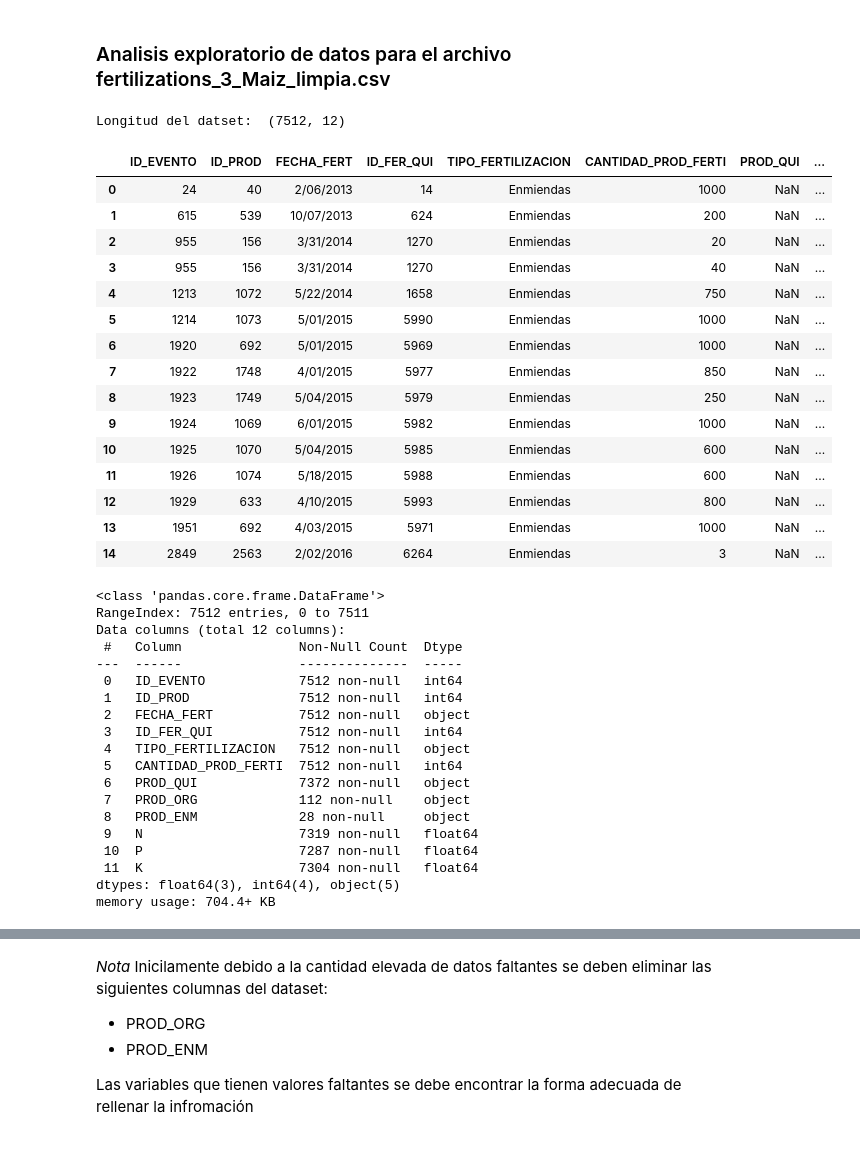
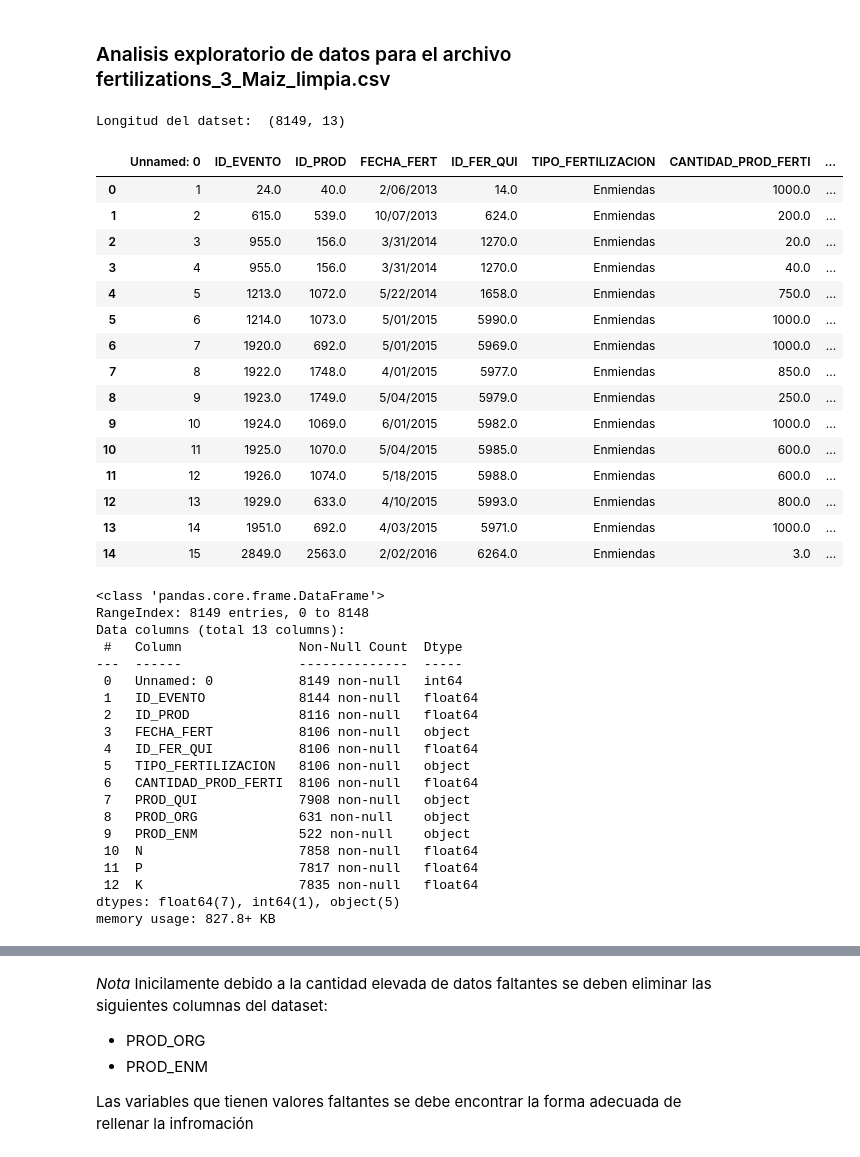
Before and after one commit to GermanMoran/TesisMaestria, a Jupyter notebook: codigos/EDA_FERTILIZATIONS.ipynb, the cells around one changed output, grey strips where cells are left out. Drawn from its saved outputs; the diff is of its cells as text; code cells hidden in the pictures.

```diff
--- a/codigos/EDA_FERTILIZATIONS.ipynb
+++ b/codigos/EDA_FERTILIZATIONS.ipynb
@@ -6,50 +6,52 @@ import pandas as pd
 # %%
 
 # lectura del archivo
-fertilizations = pd.read_csv("../Datos/Fertilizations_3_Maiz_limpia.csv",sep=',',on_bad_lines='skip')
+#fertilizations = pd.read_csv("../Datos/Fertilizations_3_Maiz_limpia.csv",sep=',', error_bad_lines=False)
+fertilizations = pd.read_csv("../Datos/fertilizaciones.csv",sep=',')
 print("Longitud del datset: ",fertilizations.shape)
 fertilizations.head(15)
 # %% [output]
-Longitud del datset:  (7512, 12)
+Longitud del datset:  (8149, 13)
-|  | ID_EVENTO | ID_PROD | FECHA_FERT | ID_FER_QUI | TIPO_FERTILIZACION | CANTIDAD_PROD_FERTI | PROD_QUI | ... |
-| 0 | 24 | 40 | 2/06/2013 | 14 | Enmiendas | 1000 | NaN | ... |
-| 1 | 615 | 539 | 10/07/2013 | 624 | Enmiendas | 200 | NaN | ... |
-| 2 | 955 | 156 | 3/31/2014 | 1270 | Enmiendas | 20 | NaN | ... |
-| 3 | 955 | 156 | 3/31/2014 | 1270 | Enmiendas | 40 | NaN | ... |
-| 4 | 1213 | 1072 | 5/22/2014 | 1658 | Enmiendas | 750 | NaN | ... |
-| 5 | 1214 | 1073 | 5/01/2015 | 5990 | Enmiendas | 1000 | NaN | ... |
-| 6 | 1920 | 692 | 5/01/2015 | 5969 | Enmiendas | 1000 | NaN | ... |
-| 7 | 1922 | 1748 | 4/01/2015 | 5977 | Enmiendas | 850 | NaN | ... |
-| 8 | 1923 | 1749 | 5/04/2015 | 5979 | Enmiendas | 250 | NaN | ... |
-| 9 | 1924 | 1069 | 6/01/2015 | 5982 | Enmiendas | 1000 | NaN | ... |
-| 10 | 1925 | 1070 | 5/04/2015 | 5985 | Enmiendas | 600 | NaN | ... |
-| 11 | 1926 | 1074 | 5/18/2015 | 5988 | Enmiendas | 600 | NaN | ... |
-| 12 | 1929 | 633 | 4/10/2015 | 5993 | Enmiendas | 800 | NaN | ... |
-| 13 | 1951 | 692 | 4/03/2015 | 5971 | Enmiendas | 1000 | NaN | ... |
-| 14 | 2849 | 2563 | 2/02/2016 | 6264 | Enmiendas | 3 | NaN | ... |
+|  | Unnamed: 0 | ID_EVENTO | ID_PROD | FECHA_FERT | ID_FER_QUI | TIPO_FERTILIZACION | CANTIDAD_PROD_FERTI | ... |
+| 0 | 1 | 24.0 | 40.0 | 2/06/2013 | 14.0 | Enmiendas | 1000.0 | ... |
+| 1 | 2 | 615.0 | 539.0 | 10/07/2013 | 624.0 | Enmiendas | 200.0 | ... |
+| 2 | 3 | 955.0 | 156.0 | 3/31/2014 | 1270.0 | Enmiendas | 20.0 | ... |
+| 3 | 4 | 955.0 | 156.0 | 3/31/2014 | 1270.0 | Enmiendas | 40.0 | ... |
+| 4 | 5 | 1213.0 | 1072.0 | 5/22/2014 | 1658.0 | Enmiendas | 750.0 | ... |
+| 5 | 6 | 1214.0 | 1073.0 | 5/01/2015 | 5990.0 | Enmiendas | 1000.0 | ... |
+| 6 | 7 | 1920.0 | 692.0 | 5/01/2015 | 5969.0 | Enmiendas | 1000.0 | ... |
+| 7 | 8 | 1922.0 | 1748.0 | 4/01/2015 | 5977.0 | Enmiendas | 850.0 | ... |
+| 8 | 9 | 1923.0 | 1749.0 | 5/04/2015 | 5979.0 | Enmiendas | 250.0 | ... |
+| 9 | 10 | 1924.0 | 1069.0 | 6/01/2015 | 5982.0 | Enmiendas | 1000.0 | ... |
+| 10 | 11 | 1925.0 | 1070.0 | 5/04/2015 | 5985.0 | Enmiendas | 600.0 | ... |
+| 11 | 12 | 1926.0 | 1074.0 | 5/18/2015 | 5988.0 | Enmiendas | 600.0 | ... |
+| 12 | 13 | 1929.0 | 633.0 | 4/10/2015 | 5993.0 | Enmiendas | 800.0 | ... |
+| 13 | 14 | 1951.0 | 692.0 | 4/03/2015 | 5971.0 | Enmiendas | 1000.0 | ... |
+| 14 | 15 | 2849.0 | 2563.0 | 2/02/2016 | 6264.0 | Enmiendas | 3.0 | ... |
 # %%
 # Descripción general del datset
 fertilizations.info()
 # %% [output]
 <class 'pandas.core.frame.DataFrame'>
-RangeIndex: 7512 entries, 0 to 7511
-Data columns (total 12 columns):
+RangeIndex: 8149 entries, 0 to 8148
+Data columns (total 13 columns):
  #   Column               Non-Null Count  Dtype
 ---  ------               --------------  -----
- 0   ID_EVENTO            7512 non-null   int64
- 1   ID_PROD              7512 non-null   int64
- 2   FECHA_FERT           7512 non-null   object
- 3   ID_FER_QUI           7512 non-null   int64
- 4   TIPO_FERTILIZACION   7512 non-null   object
- 5   CANTIDAD_PROD_FERTI  7512 non-null   int64
- 6   PROD_QUI             7372 non-null   object
- 7   PROD_ORG             112 non-null    object
- 8   PROD_ENM             28 non-null     object
- 9   N                    7319 non-null   float64
- 10  P                    7287 non-null   float64
- 11  K                    7304 non-null   float64
-dtypes: float64(3), int64(4), object(5)
-memory usage: 704.4+ KB
+ 0   Unnamed: 0           8149 non-null   int64
+ 1   ID_EVENTO            8144 non-null   float64
+ 2   ID_PROD              8116 non-null   float64
+ 3   FECHA_FERT           8106 non-null   object
+ 4   ID_FER_QUI           8106 non-null   float64
+ 5   TIPO_FERTILIZACION   8106 non-null   object
+ 6   CANTIDAD_PROD_FERTI  8106 non-null   float64
+ 7   PROD_QUI             7908 non-null   object
+ 8   PROD_ORG             631 non-null    object
+ 9   PROD_ENM             522 non-null    object
+ 10  N                    7858 non-null   float64
+ 11  P                    7817 non-null   float64
+ 12  K                    7835 non-null   float64
+dtypes: float64(7), int64(1), object(5)
+memory usage: 827.8+ KB
 # %%
 # Cantidad de nuelos de cada una de las columnas
 fertilizations.isnull().sum()
```
Also changed, not shown: parts of 1 cell of this notebook, 10 other files.
